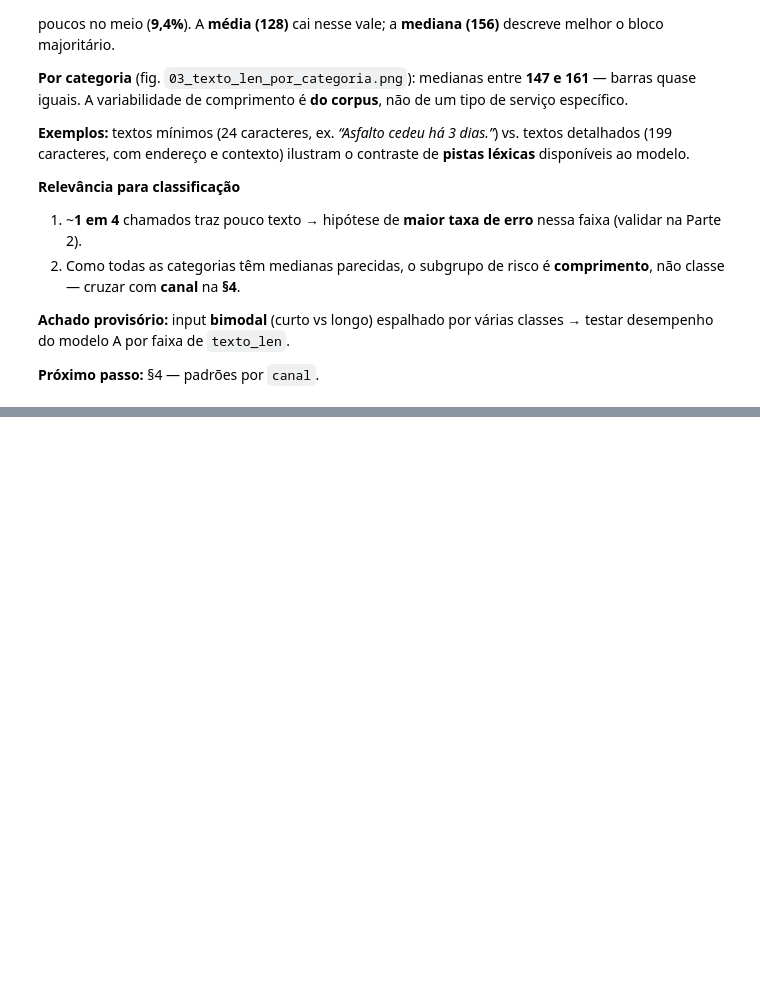
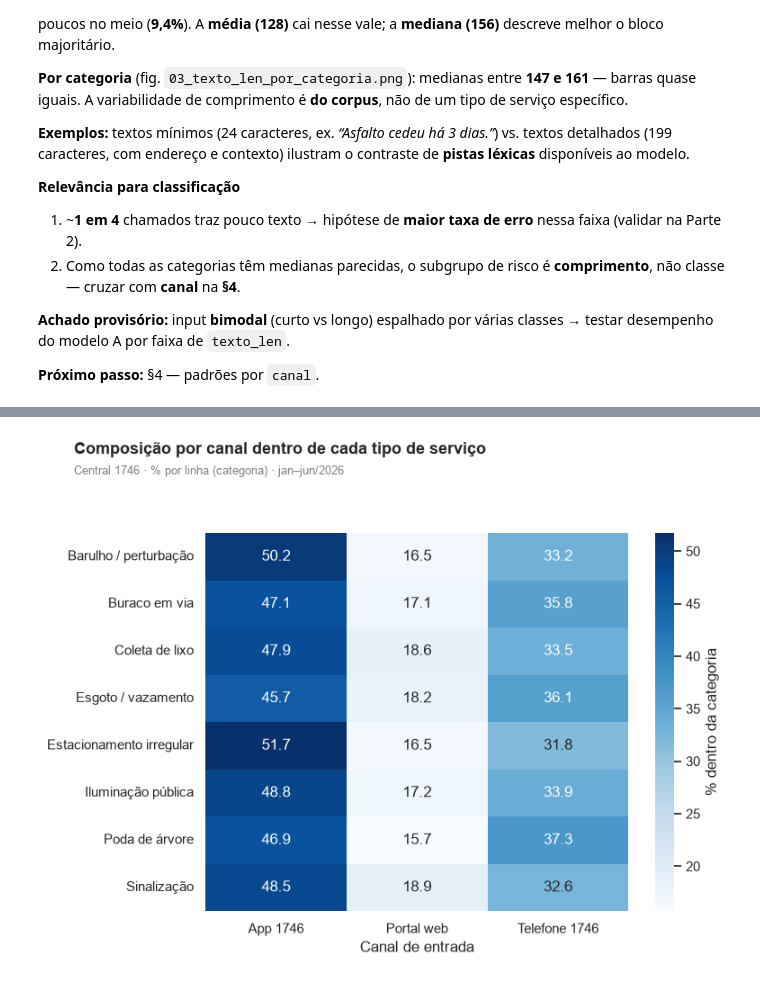
Before and after one commit to felixruntime/desafio-cientista-dados-junior-ia-pref, a Jupyter notebook: notebooks/01_analise_exploratoria.ipynb, the cells around one changed output, grey strips where cells are left out. Drawn from its saved outputs; the diff is of its cells as text; code cells hidden in the pictures; blank space fills up the shorter version.

Commit message:
feat(eda): add channel patterns with category heatmap
Analyze categoria × canal mix and texto_len by channel.

```diff
--- a/notebooks/01_analise_exploratoria.ipynb
+++ b/notebooks/01_analise_exploratoria.ipynb
@@ -338,0 +436,84 @@ display(df.nlargest(3, "texto_len")[cols])
+# %%
+LABEL_CANAL = {
+    "app_1746": "App 1746",
+    "telefone_1746": "Telefone 1746",
+    "portal_web": "Portal web",
+}
+
+# --- Comprimento por canal (§1 já mostrou contagem) ---
+len_canal = (
+    df.groupby("canal")["texto_len"]
+    .agg(mediana="median", media="mean", n="count")
+    .round(1)
+    .reset_index()
+)
+len_canal["label"] = len_canal["canal"].map(LABEL_CANAL)
+print("Comprimento do texto por canal:")
+display(len_canal.set_index("label"))
+
+# --- Heatmap: categoria × canal (% dentro de cada categoria) ---
+ct = pd.crosstab(df["categoria_real"], df["canal"], normalize="index") * 100
+ct.index = ct.index.map(LABEL_CAT)
+ct.columns = [LABEL_CANAL[c] for c in ct.columns]
+
+fig, ax = plt.subplots(figsize=(8, 6))
+sns.heatmap(
+    ct,
+    annot=True,
+    fmt=".1f",
+    cmap="Blues",
+    ax=ax,
+    cbar_kws={"label": "% dentro da categoria"},
+)
+
+ax.set_xlabel("Canal de entrada")
+ax.set_ylabel("")
+ax.set_title("")
+
+fig.suptitle(
+    "Composição por canal dentro de cada tipo de serviço",
+    fontsize=13, fontweight="bold", x=0.06, ha="left", y=0.98,
+)
+fig.text(
+    0.06, 0.92,
+    "Central 1746 · % por linha (categoria) · jan–jun/2026",
+    fontsize=9, color="gray", ha="left", transform=fig.transFigure,
+)
+
+fig.tight_layout(rect=[0, 0, 1, 0.90])
+fig.savefig(FIG_DIR / "04_heatmap_categoria_canal.png", dpi=200, bbox_inches="tight")
+plt.show()
+
+# --- Figura: mediana de texto_len por canal ---
+fig, ax = plt.subplots(figsize=(7, 4))
+order = ["App 1746", "Telefone 1746", "Portal web"]
+plot_df = len_canal.set_index("label").loc[order].reset_index()
+
+sns.barplot(data=plot_df, x="label", y="mediana", ax=ax, color="steelblue")
+ax.set_xlabel("")
+ax.set_ylabel("Mediana de caracteres")
+ax.set_title("")
+
+fig.suptitle(
+    "Comprimento mediano do texto por canal",
+    fontsize=13, fontweight="bold", x=0.06, ha="left", y=0.98,
+)
+fig.text(
+    0.06, 0.88,
+    "Central 1746 · proxy de completude do relato",
+    fontsize=9, color="gray", ha="left", transform=fig.transFigure,
+)
+
+for bar, (_, row) in zip(ax.patches, plot_df.iterrows()):
+    ax.text(
+        bar.get_x() + bar.get_width() / 2,
+        bar.get_height() + 1,
+        f"{row['mediana']:.0f}",
+        ha="center", va="bottom", fontsize=10,
+    )
+
+sns.despine(ax=ax)
+fig.tight_layout(rect=[0, 0, 1, 0.85])
+fig.savefig(FIG_DIR / "05_texto_len_por_canal.png", dpi=200, bbox_inches="tight")
+plt.show()
+# %% [output]
@@ -338,0 +526 @@ display(df.nlargest(3, "texto_len")[cols])
+[figure, added]
```
Also changed, not shown: parts of 7 cells of this notebook.
